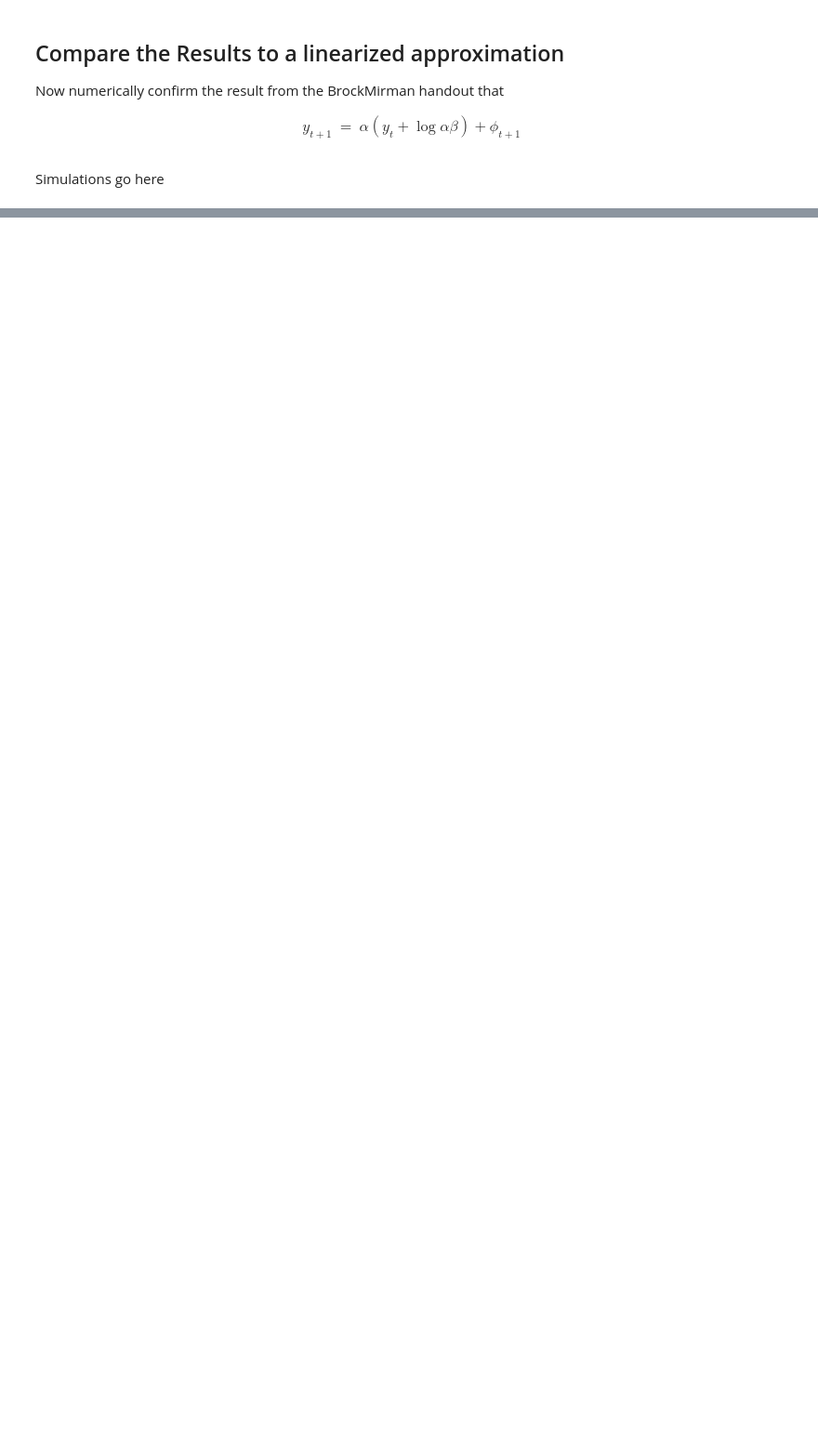
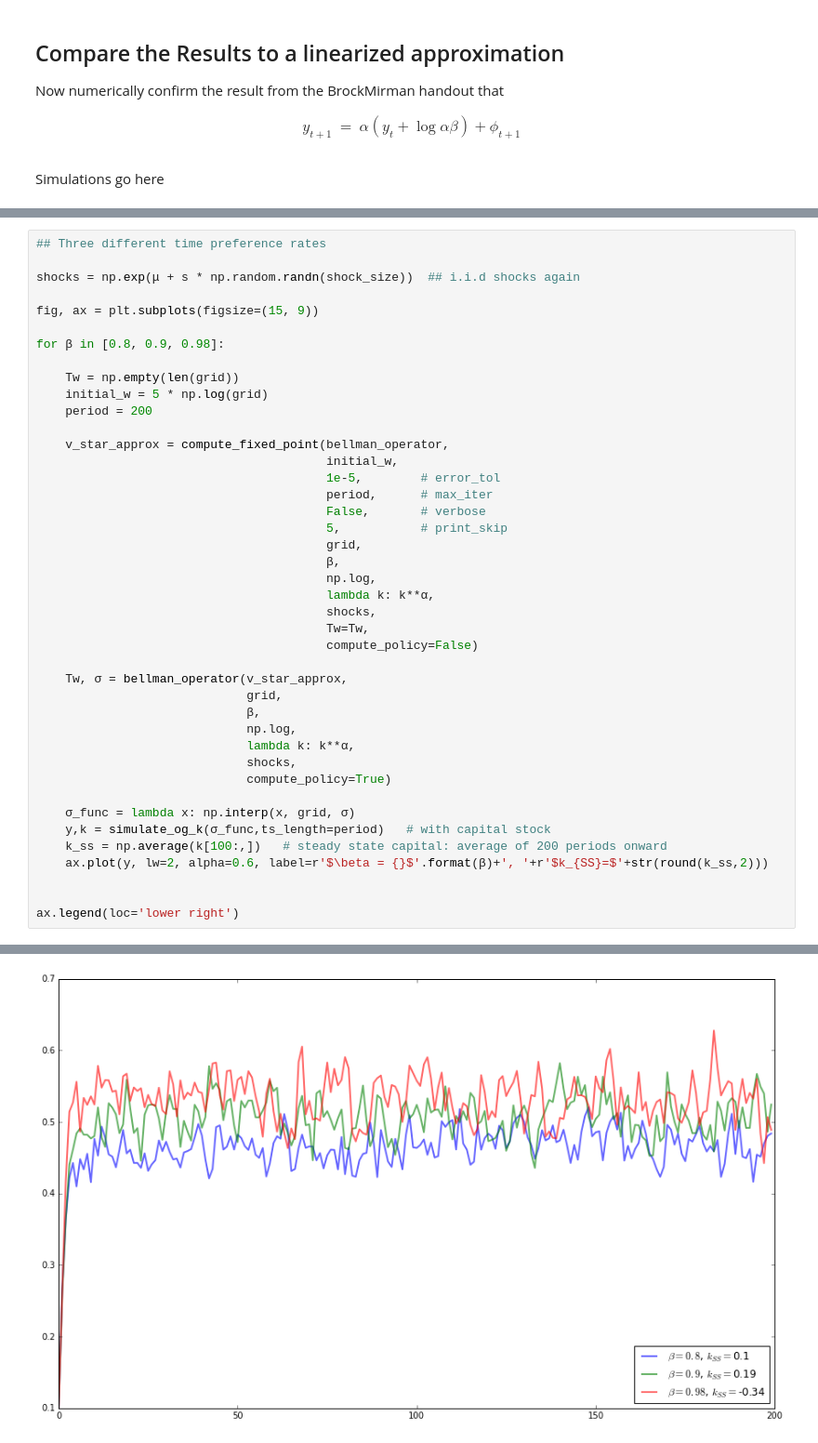
Before and after one commit to JHU-Econ-Choice-2018/brock-mirman-etc-iworld1991, a Jupyter notebook: notebooks/DSGE-RA-K-Dynamics-Problems.ipynb, the cells around one changed output, grey strips where cells are left out. Shown: that part at 93% size. Saved outputs shown, nothing was run; the diff lists cells and outputs as text; blank space fills up the shorter version.

```diff
--- a/notebooks/DSGE-RA-K-Dynamics-Problems.ipynb
+++ b/notebooks/DSGE-RA-K-Dynamics-Problems.ipynb
@@ -55,0 +474,43 @@ xxxx To develop the rest of this problem, see the corresponding question DSGE-RA
+# %%
+## Three different time preference rates
+
+shocks = np.exp(μ + s * np.random.randn(shock_size))  ## i.i.d shocks again
+
+fig, ax = plt.subplots(figsize=(15, 9))
+
+for β in [0.8, 0.9, 0.98]:
+
+    Tw = np.empty(len(grid))
+    initial_w = 5 * np.log(grid)
+    period = 200
+
+    v_star_approx = compute_fixed_point(bellman_operator,
+                                        initial_w,
+                                        1e-5,        # error_tol
+                                        period,      # max_iter
+                                        False,       # verbose
+                                        5,           # print_skip
+                                        grid,
+                                        β,
+                                        np.log,
+                                        lambda k: k**α,
+                                        shocks,
+                                        Tw=Tw,
+                                        compute_policy=False)
+
+    Tw, σ = bellman_operator(v_star_approx,
+                             grid,
+                             β,
+                             np.log,
+                             lambda k: k**α,
+                             shocks,
+                             compute_policy=True)
+
+    σ_func = lambda x: np.interp(x, grid, σ)
+    y,k = simulate_og_k(σ_func,ts_length=period)   # with capital stock
+    k_ss = np.average(k[100:,])   # steady state capital: average of 200 periods onward
+    ax.plot(y, lw=2, alpha=0.6, label=r'$\beta = {}$'.format(β)+', '+r'$k_{SS}=$'+str(round(k_ss,2)))
+
+
+ax.legend(loc='lower right')
+# %% [output]
@@ -55,0 +518 @@ xxxx To develop the rest of this problem, see the corresponding question DSGE-RA
+[figure, added]
```
Also changed, not shown: parts of 21 cells of this notebook, 1 other file.
